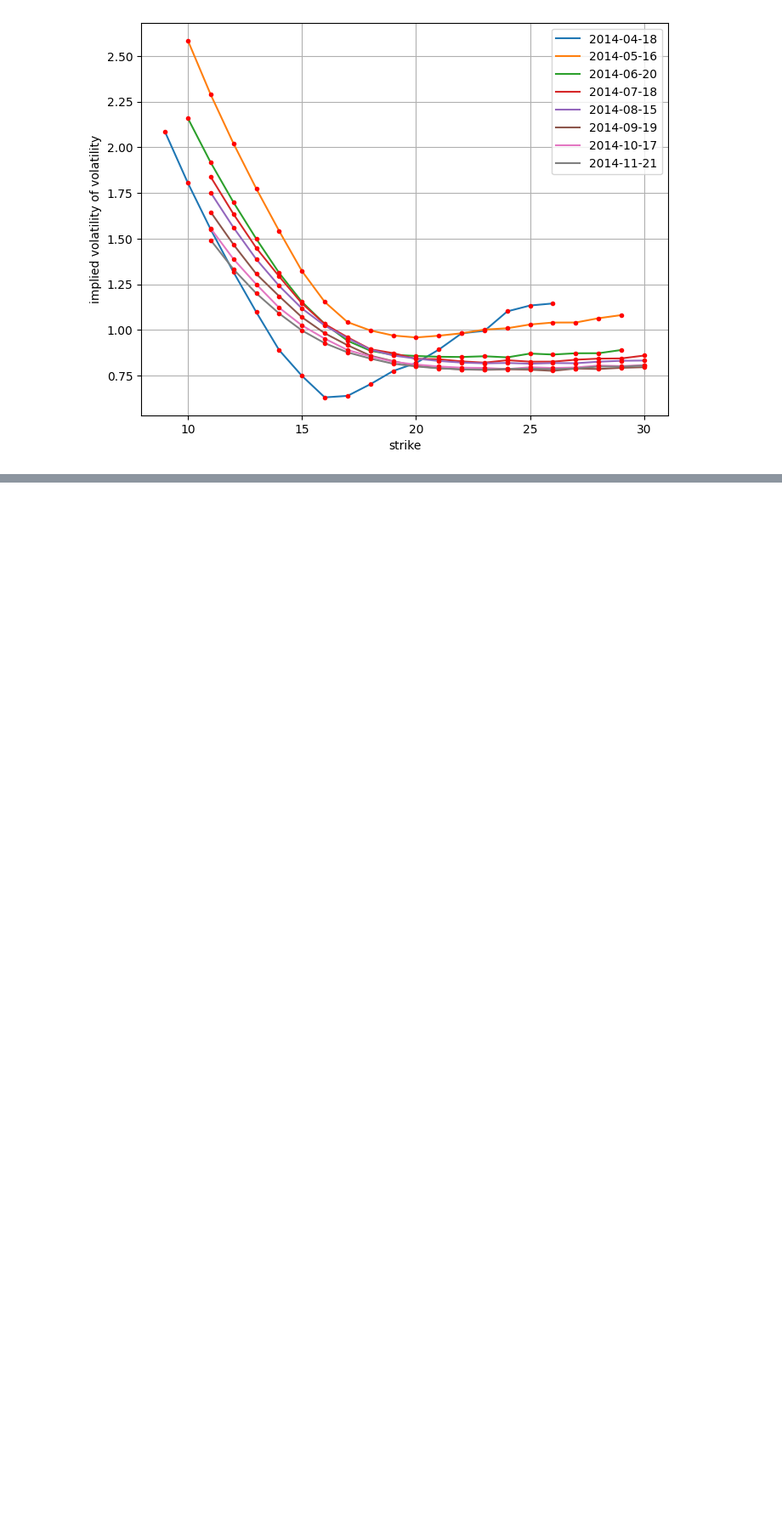
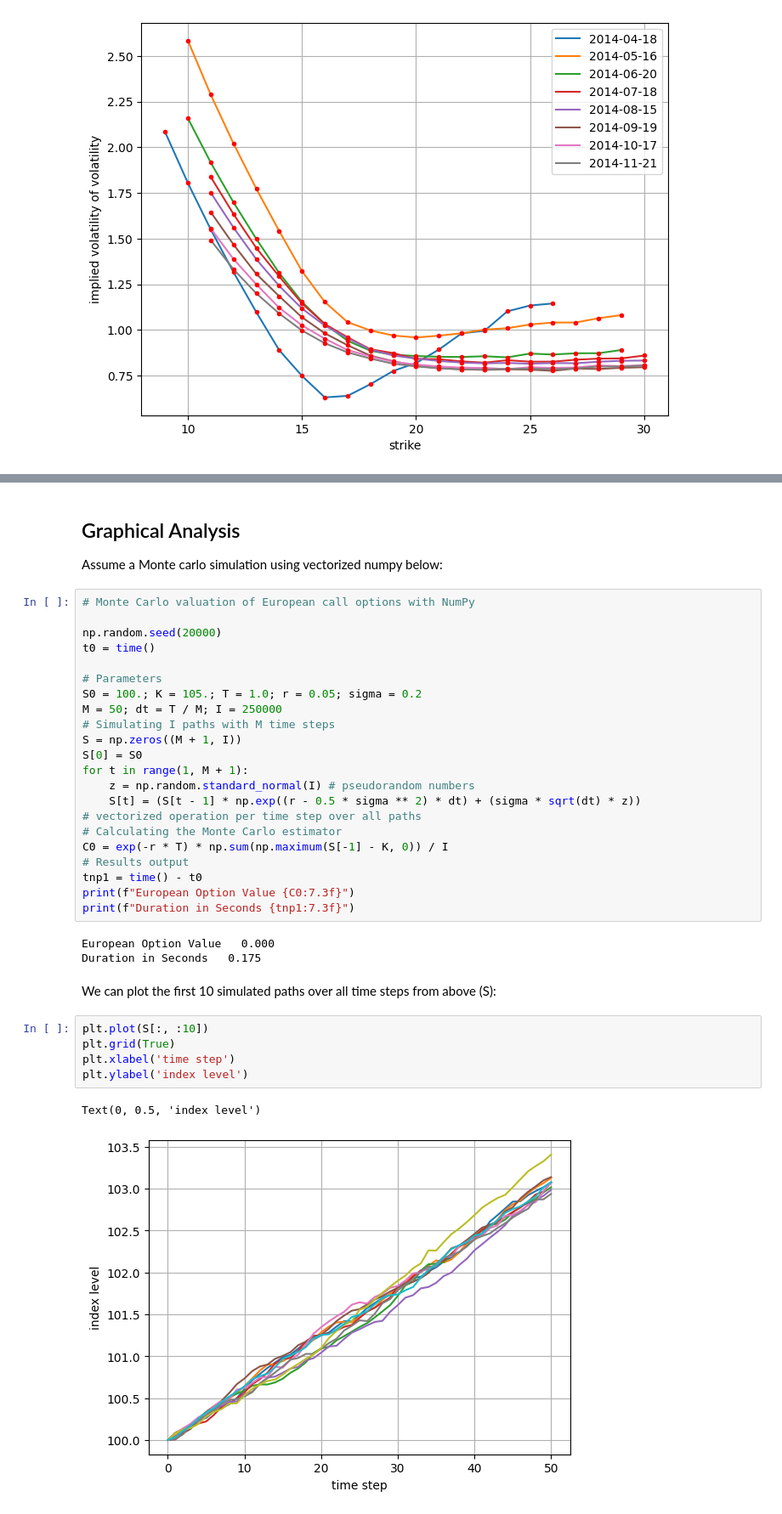
Before and after one commit to MadzivaDuane/Python-Finance, a Jupyter notebook: Python & Finance Book/Part 1/Chapter 3.ipynb, the cells around one changed output, grey strips where cells are left out. Shown at 85% size. Cells and saved outputs as stored; diff of their text form; blank space fills up the shorter version.

```diff
--- a/Python & Finance Book/Part 1/Chapter 3.ipynb
+++ b/Python & Finance Book/Part 1/Chapter 3.ipynb
@@ -208,0 +226,39 @@ plt.show()
+# %% [markdown]
+## Graphical Analysis
+
+Assume a Monte carlo simulation using vectorized numpy below:
+# %%
+# Monte Carlo valuation of European call options with NumPy
+
+np.random.seed(20000)
+t0 = time()
+
+# Parameters
+S0 = 100.; K = 105.; T = 1.0; r = 0.05; sigma = 0.2
+M = 50; dt = T / M; I = 250000
+# Simulating I paths with M time steps
+S = np.zeros((M + 1, I))
+S[0] = S0
+for t in range(1, M + 1):
+    z = np.random.standard_normal(I) # pseudorandom numbers
+    S[t] = (S[t - 1] * np.exp((r - 0.5 * sigma ** 2) * dt) + (sigma * sqrt(dt) * z))
+# vectorized operation per time step over all paths
+# Calculating the Monte Carlo estimator
+C0 = exp(-r * T) * np.sum(np.maximum(S[-1] - K, 0)) / I
+# Results output
+tnp1 = time() - t0
+print(f"European Option Value {C0:7.3f}")
+print(f"Duration in Seconds {tnp1:7.3f}")
+# %% [output]
+European Option Value   0.000
+Duration in Seconds   0.175
+# %% [markdown]
+We can plot the first 10 simulated paths over all time steps from above (S):
+# %%
+plt.plot(S[:, :10])
+plt.grid(True)
+plt.xlabel('time step')
+plt.ylabel('index level')
+# %% [output]
+Text(0, 0.5, 'index level')
+[figure, added]
```
Also changed, not shown: parts of 13 cells of this notebook, 5 other files.
